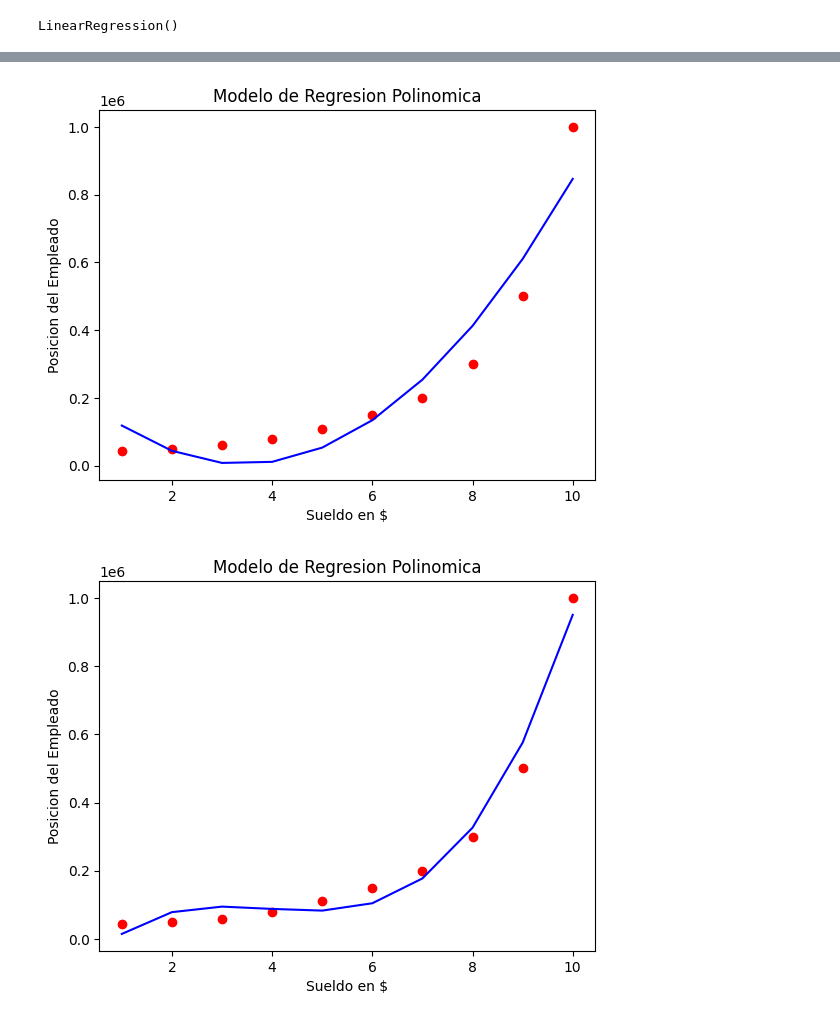
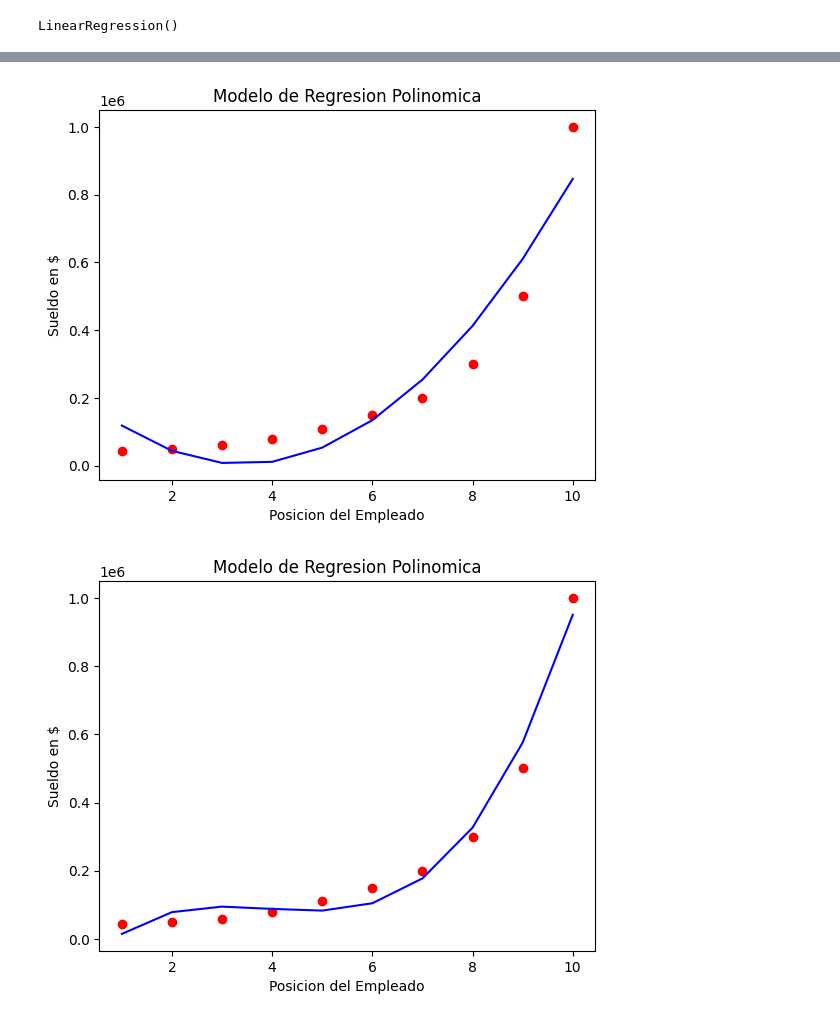
Before and after one commit to jrguignan/Machine_Learning, a Jupyter notebook: Regresion/regresion_lineal_polinomica.ipynb, the cells around one changed output, grey strips where cells are left out. Cells and saved outputs as stored; diff of their text form; code cells hidden in the pictures.

```diff
--- a/Regresion/regresion_lineal_polinomica.ipynb
+++ b/Regresion/regresion_lineal_polinomica.ipynb
@@ -83,16 +83,16 @@ plt.show()
 # %%
 #visualizacion de los datos del modelo polinomico-grado2
 plt.scatter(X,y, color="red")
 plt.plot(X, regresion_polinomial.predict(X_polinomica), color="blue")
 
 plt.title("Modelo de Regresion Polinomica")
-plt.xlabel("Sueldo en $")
-plt.ylabel("Posicion del Empleado")
+plt.ylabel("Sueldo en $")
+plt.xlabel("Posicion del Empleado")
 plt.show()
 
 #Mejora la aproximacion y es mejor que la proximacino lineal
 # %% [output]
-[figure, old version]
+[figure, new version]
 # %%
 #Modelo Polinomial de grado 3
 #Crear la matriz polinomica de grado 2
@@ -107,8 +107,8 @@ plt.scatter(X,y, color="red")
 plt.plot(X, regresion_polinomial.predict(X_polinomica), color="blue")
 
 plt.title("Modelo de Regresion Polinomica")
-plt.xlabel("Sueldo en $")
-plt.ylabel("Posicion del Empleado")
+plt.ylabel("Sueldo en $")
+plt.xlabel("Posicion del Empleado")
 plt.show()
 # %% [output]
-[figure, old version]
+[figure, new version]
```
Also changed, not shown: parts of 1 cell of this notebook, 1 other file.
